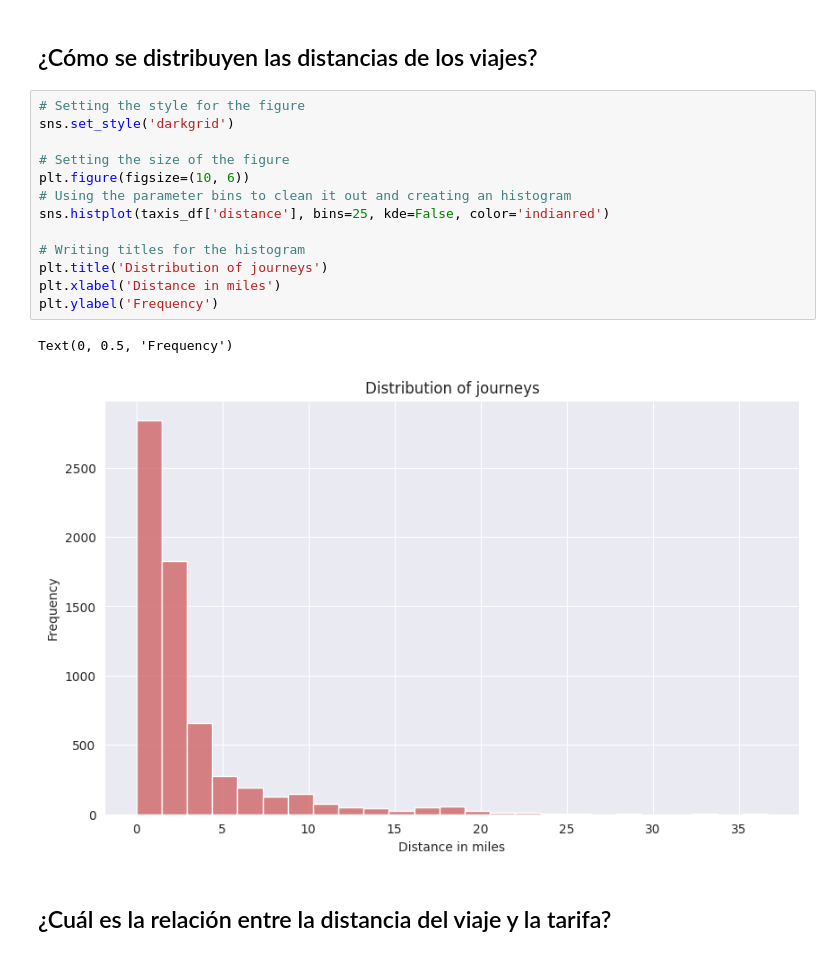
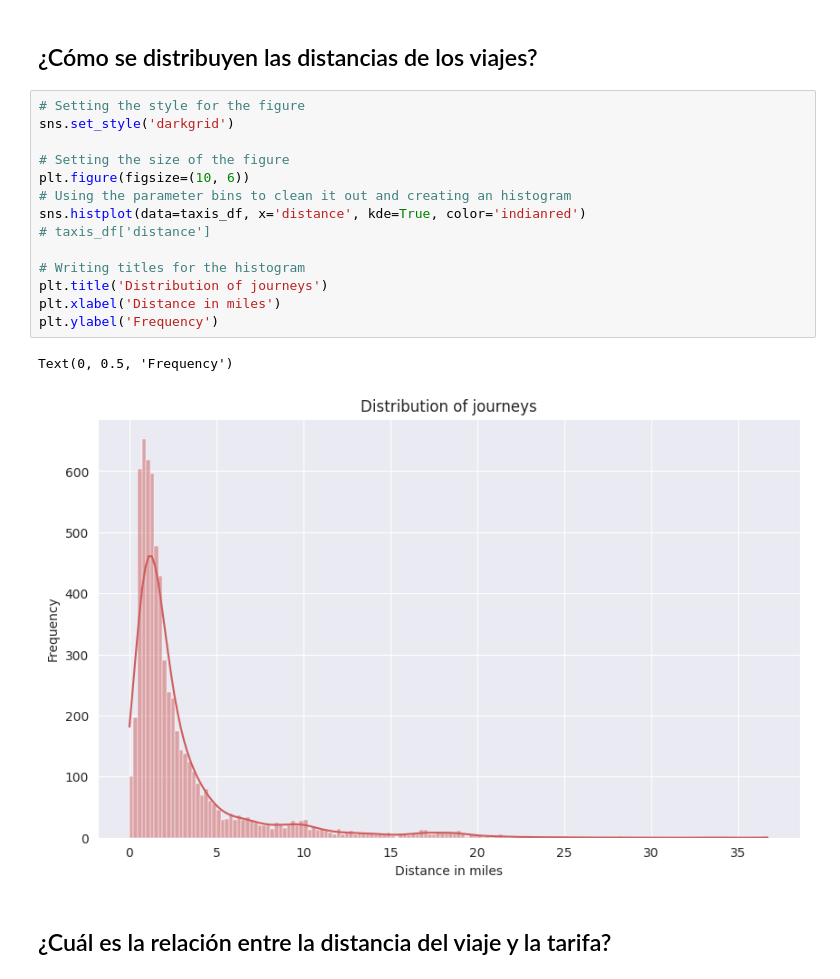
Before and after one commit to MarinaHolland/Python-Intro-for-Data-Science-at-CodeSpace, a Jupyter notebook: Notebooks/Lesson IV - Matplotlib and Seaborn.ipynb, the cells around one changed output. Drawn from its saved outputs; the diff is of its cells as text.

```diff
--- a/Notebooks/Lesson IV - Matplotlib and Seaborn.ipynb
+++ b/Notebooks/Lesson IV - Matplotlib and Seaborn.ipynb
@@ -451,19 +451,20 @@ sns.pairplot(taxis_df, hue = 'payment')
 # %%
 # Setting the style for the figure
 sns.set_style('darkgrid')
 
 # Setting the size of the figure
 plt.figure(figsize=(10, 6))
 # Using the parameter bins to clean it out and creating an histogram
-sns.histplot(taxis_df['distance'], bins=25, kde=False, color='indianred')
+sns.histplot(data=taxis_df, x='distance', kde=True, color='indianred')
+# taxis_df['distance']
 
 # Writing titles for the histogram
 plt.title('Distribution of journeys')
 plt.xlabel('Distance in miles')
 plt.ylabel('Frequency')
 # %% [output]
 Text(0, 0.5, 'Frequency')
-[figure, old version]
+[figure, new version]
 # %% [markdown]
 ## ¿Cuál es la relación entre la distancia del viaje y la tarifa?
 # %%
```
Also changed, not shown: parts of 13 cells of this notebook.
